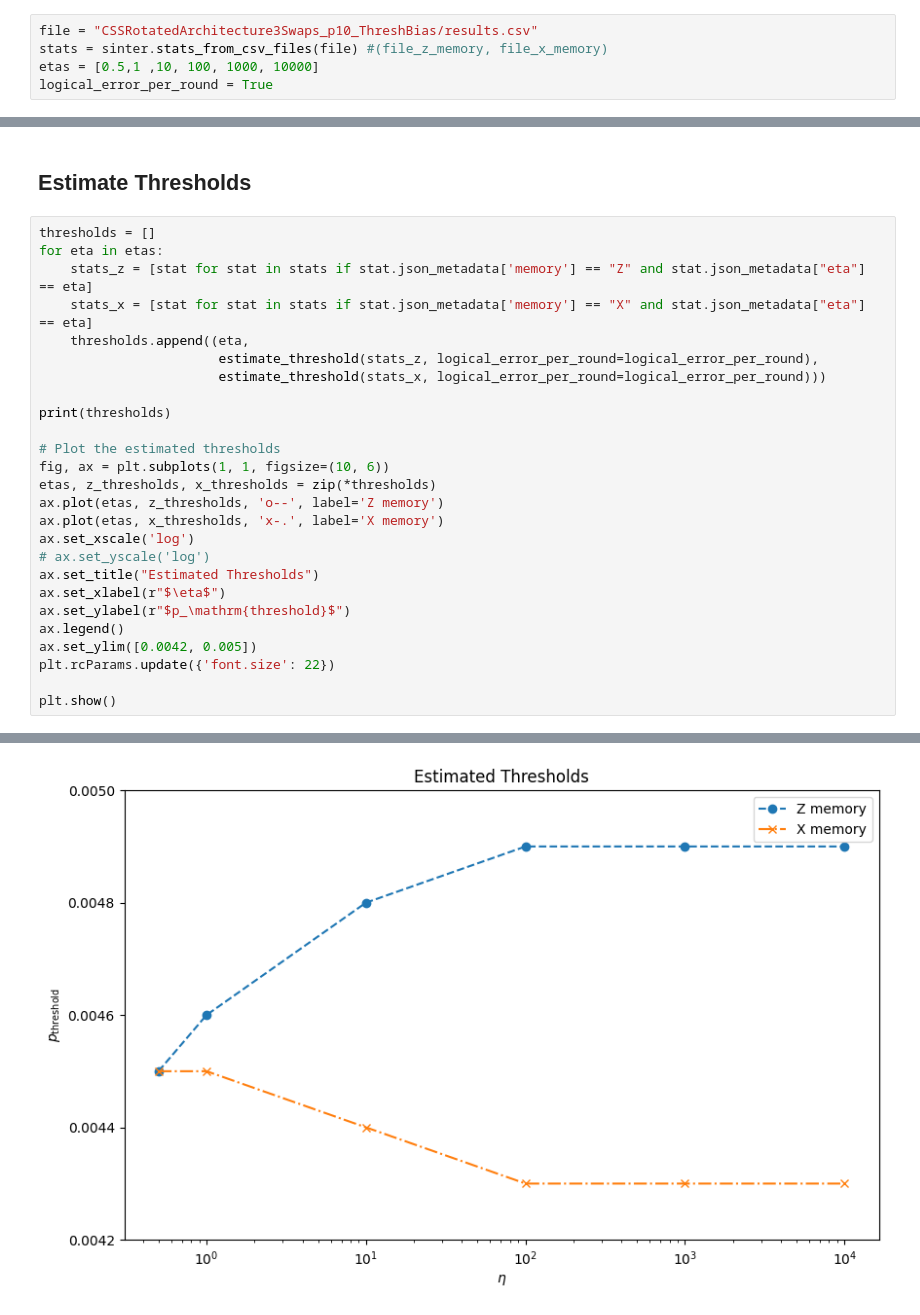
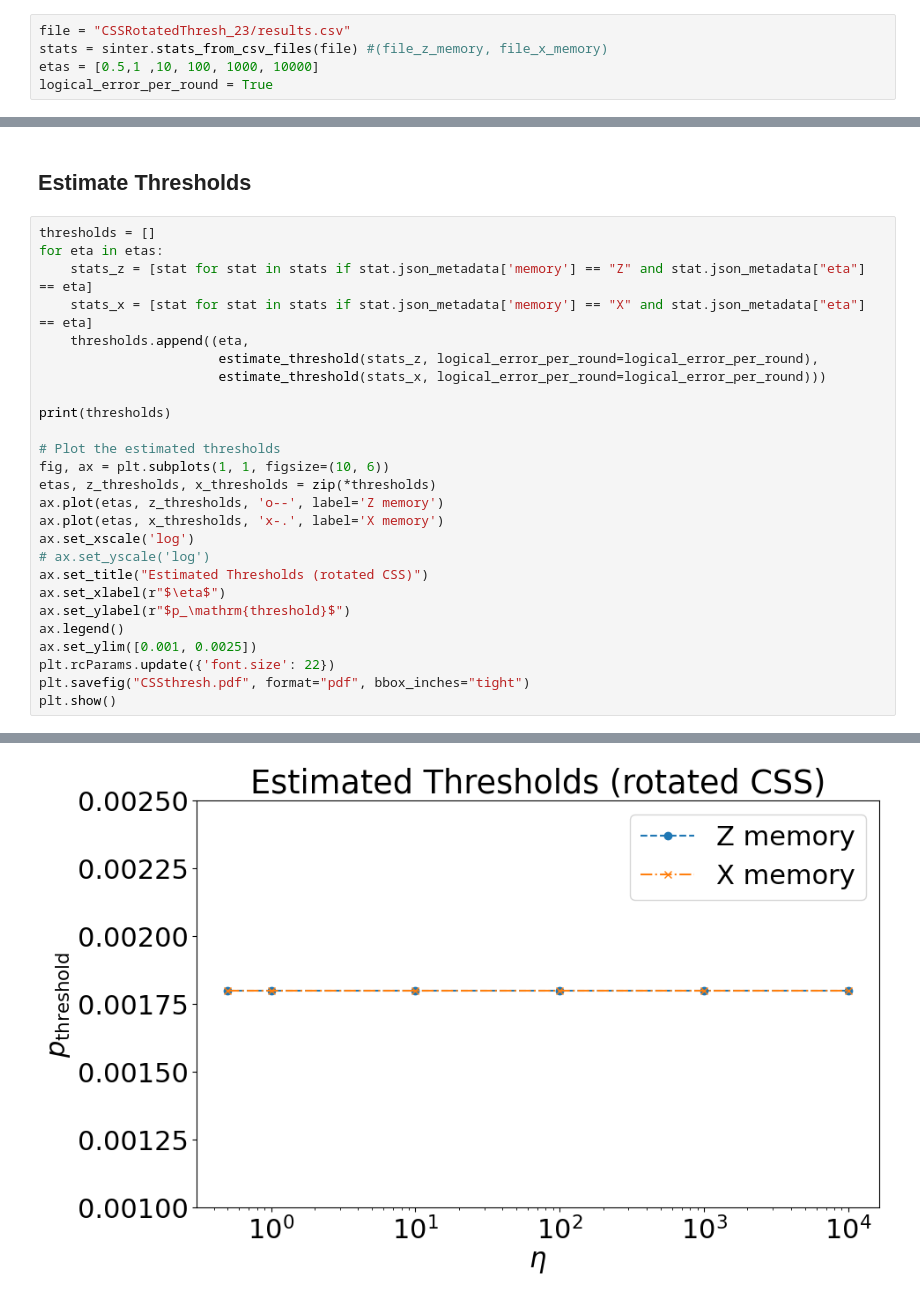
Before and after one commit to pschnabl/spin-qubit-MEC-surface-code, a Jupyter notebook: simulation/CSS_code/plot_sinter_results.ipynb, the cells around one changed output, grey strips where cells are left out. Cells and saved outputs as stored; diff of their text form.

Commit message:
Add changed circuits and results for architecture

```diff
--- a/simulation/CSS_code/plot_sinter_results.ipynb
+++ b/simulation/CSS_code/plot_sinter_results.ipynb
@@ -8,7 +8,7 @@ sys.path.append('../../')
 from plot_utils import estimate_threshold, plot_stats, plot_stats_bias
 %matplotlib inline
 # %%
-file = "CSSRotatedArchitecture3Swaps_p10_ThreshBias/results.csv"
+file = "CSSRotatedThresh_23/results.csv"
 stats = sinter.stats_from_csv_files(file) #(file_z_memory, file_x_memory)
 etas = [0.5,1 ,10, 100, 1000, 10000]
 logical_error_per_round = True
@@ -50,12 +50,12 @@ ax.plot(etas, z_thresholds, 'o--', label='Z memory')
 ax.plot(etas, x_thresholds, 'x-.', label='X memory')
 ax.set_xscale('log')
 # ax.set_yscale('log')
-ax.set_title("Estimated Thresholds")
+ax.set_title("Estimated Thresholds (rotated CSS)")
 ax.set_xlabel(r"$\eta$")
 ax.set_ylabel(r"$p_\mathrm{threshold}$")
 ax.legend()
-ax.set_ylim([0.0042, 0.005])
+ax.set_ylim([0.001, 0.0025])
 plt.rcParams.update({'font.size': 22})
-
+plt.savefig("CSSthresh.pdf", format="pdf", bbox_inches="tight")
 plt.show()
 # %% [output]
@@ -63 +63 @@ plt.show()
-[figure, old version]
+[figure, new version]
```
Also changed, not shown: parts of 2 cells of this notebook, 17 other files.
